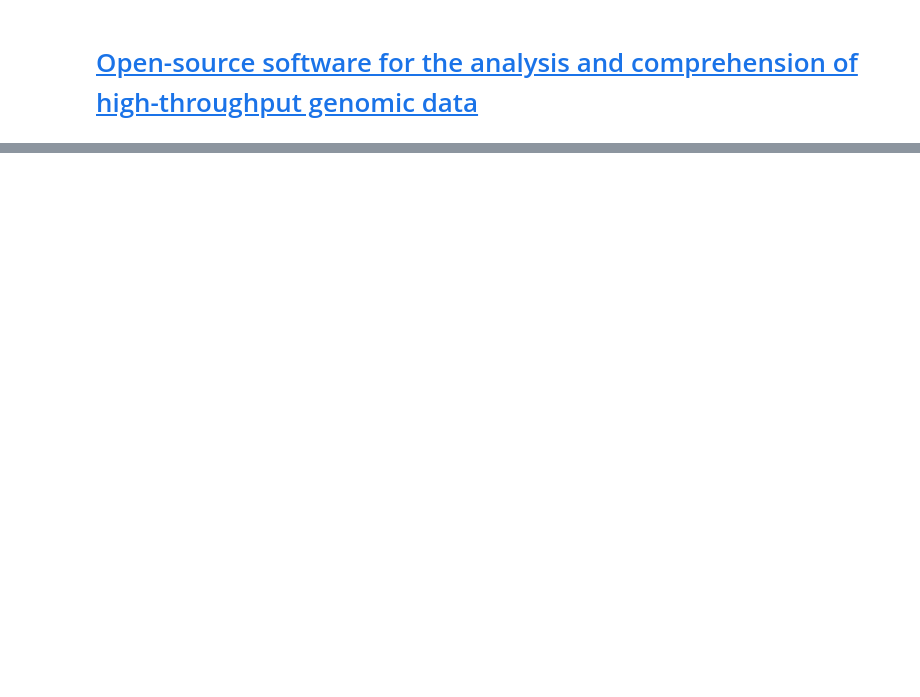
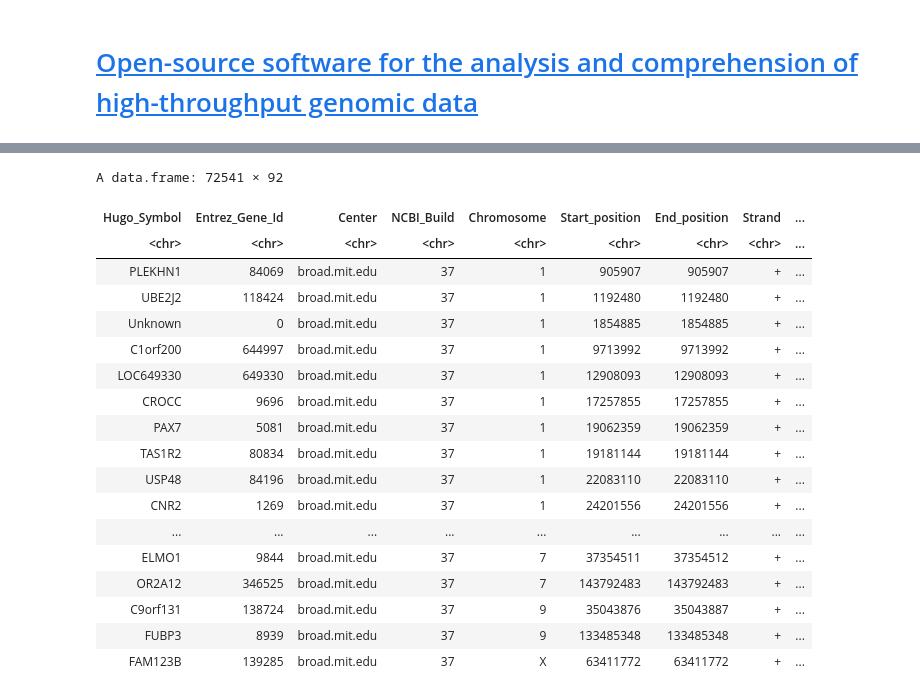
Before and after one commit to sohilsshah91/hacknights, a Jupyter notebook: Bioconductor.ipynb, the cells around one changed output, grey strips where cells are left out. Drawn from its saved outputs; the diff is of its cells as text; code cells hidden in the pictures; blank space fills up the shorter version.

```diff
--- a/Bioconductor.ipynb
+++ b/Bioconductor.ipynb
@@ -3,3 +5,5 @@
 # %%
 if (!requireNamespace("BiocManager", quietly = TRUE))
     install.packages("BiocManager")
+# %%
+BiocManager::install(update=TRUE,ask=FALSE)
@@ -95,0 +174,5 @@ A data.frame: 47192 × 4
+# %%
+BiocManager::install("RTCGA.mutations")
+library(RTCGA.mutations)
+RTCGA.mutations::LUAD.mutations
+# %% [output]
@@ -95,0 +182,19 @@ A data.frame: 47192 × 4
+A data.frame: 72541 × 92
+| Hugo_Symbol | Entrez_Gene_Id | Center | NCBI_Build | Chromosome | Start_position | End_position | Strand | ... |
+| <chr> | <chr> | <chr> | <chr> | <chr> | <chr> | <chr> | <chr> | ... |
+| PLEKHN1 | 84069 | broad.mit.edu | 37 | 1 | 905907 | 905907 | + | ... |
+| UBE2J2 | 118424 | broad.mit.edu | 37 | 1 | 1192480 | 1192480 | + | ... |
+| Unknown | 0 | broad.mit.edu | 37 | 1 | 1854885 | 1854885 | + | ... |
+| C1orf200 | 644997 | broad.mit.edu | 37 | 1 | 9713992 | 9713992 | + | ... |
+| LOC649330 | 649330 | broad.mit.edu | 37 | 1 | 12908093 | 12908093 | + | ... |
+| CROCC | 9696 | broad.mit.edu | 37 | 1 | 17257855 | 17257855 | + | ... |
+| PAX7 | 5081 | broad.mit.edu | 37 | 1 | 19062359 | 19062359 | + | ... |
+| TAS1R2 | 80834 | broad.mit.edu | 37 | 1 | 19181144 | 19181144 | + | ... |
+| USP48 | 84196 | broad.mit.edu | 37 | 1 | 22083110 | 22083110 | + | ... |
+| CNR2 | 1269 | broad.mit.edu | 37 | 1 | 24201556 | 24201556 | + | ... |
+| ... | ... | ... | ... | ... | ... | ... | ... | ... |
+| ELMO1 | 9844 | broad.mit.edu | 37 | 7 | 37354511 | 37354512 | + | ... |
+| OR2A12 | 346525 | broad.mit.edu | 37 | 7 | 143792483 | 143792483 | + | ... |
+| C9orf131 | 138724 | broad.mit.edu | 37 | 9 | 35043876 | 35043887 | + | ... |
+| FUBP3 | 8939 | broad.mit.edu | 37 | 9 | 133485348 | 133485348 | + | ... |
+| FAM123B | 139285 | broad.mit.edu | 37 | X | 63411772 | 63411772 | + | ... |
```
Also changed, not shown: parts of 22 cells of this notebook.
